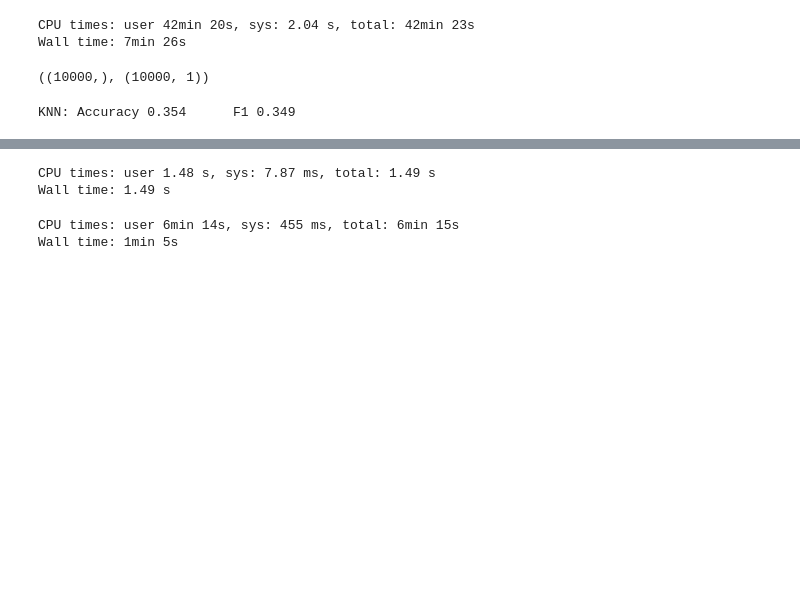
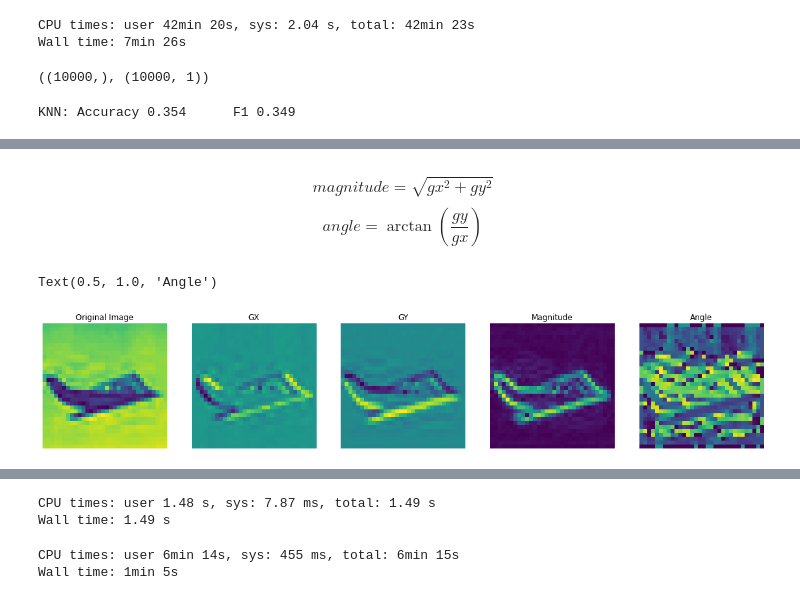
Before and after one commit to CarlosPena00/Workshops, a Jupyter notebook: MachineLearning/1.image-classification.ipynb, the cells around one changed output, grey strips where cells are left out. Saved outputs shown, nothing was run; the diff lists cells and outputs as text; code cells hidden in the pictures; blank space fills up the shorter version.

```diff
--- a/MachineLearning/1.image-classification.ipynb
+++ b/MachineLearning/1.image-classification.ipynb
@@ -144,0 +158,24 @@ KNN: Accuracy 0.354      F1 0.349
+# %%
+img = x_test[297, ..., 0]
+gx = cv2.Sobel(img, cv2.CV_32F, 1, 0, ksize=1)
+gy = cv2.Sobel(img, cv2.CV_32F, 0, 1, ksize=1)
+
+mag, angle = cv2.cartToPolar(gx, gy, angleInDegrees=True)
+# %% [markdown]
+$$ magnitude = \sqrt{gx^2 + gy^2} $$
+$$ angle = \arctan(\frac{gy}{gx})$$
+# %%
+plt.figure(figsize=(24, 8))
+plt.subplot(161);plt.axis('off')
+plt.imshow(img);plt.title("Original Image")
+plt.subplot(162);plt.axis('off')
+plt.imshow(gx);plt.title("GX")
+plt.subplot(163);plt.axis('off')
+plt.imshow(gy);plt.title("GY")
+plt.subplot(164);plt.axis('off')
+plt.imshow(mag);plt.title("Magnitude")
+plt.subplot(165);plt.axis('off')
+plt.imshow(angle);plt.title("Angle")
+# %% [output]
+Text(0.5, 1.0, 'Angle')
+[figure, added]
```
Also changed, not shown: parts of 7 cells of this notebook, 1 other file.
